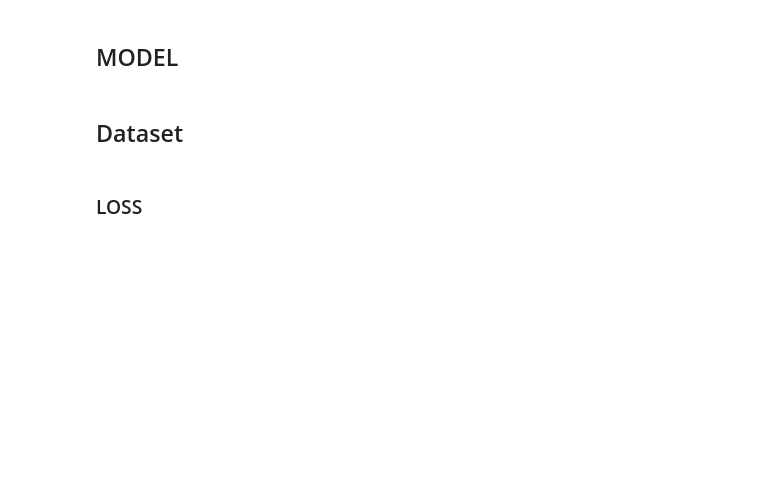
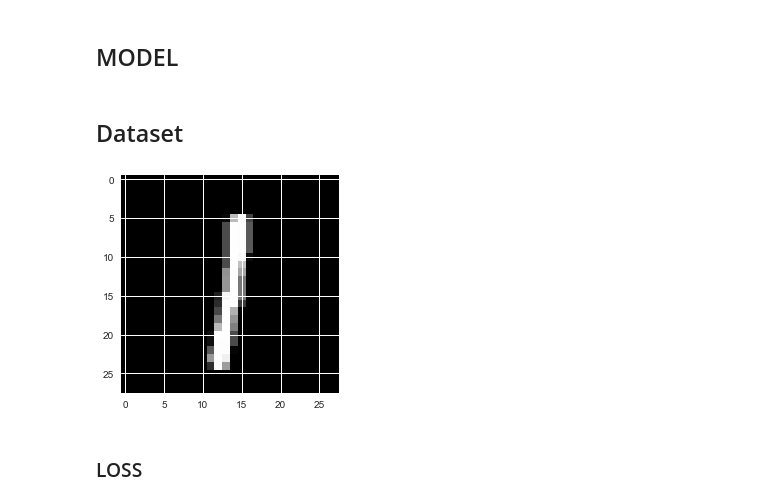
Before and after one commit to prashantramnani/deterministic-uncertainty-quantification, a Jupyter notebook: MNIST.ipynb, the cells around one changed output. Cells and saved outputs as stored; diff of their text form; code cells hidden in the pictures; blank space fills up the shorter version.

```diff
--- a/MNIST.ipynb
+++ b/MNIST.ipynb
@@ -146,20 +146,22 @@ test_loader = torch.utils.data.DataLoader(test_dataset, batch_size=128, num_work
 # %%
 dataloader_iterator = iter(train_loader)
 x, y = next(dataloader_iterator)
 y = F.one_hot(y, num_classes=10).float()
 y[0]
-# img = x[2].view(28, 28).data
+img = x[2].view(28, 28).data
 
-# plt.figure()
-# plt.imshow(img, cmap='gray')
-# plt.show()
+plt.figure()
+plt.imshow(img, cmap='gray')
+plt.show()
 # type(x[0].shape)
 # print(x[0])
 a = model(x)
 # a ** 2
 # x torch.Size([128, 1, 28, 28])
 # z torch.Size([128, 256, 10])
 # DIFF torch.Size([128, 256, 10])
+# %% [output]
+[figure, added]
 # %% [markdown]
 ### LOSS
 # %%
```
Also changed, not shown: parts of 8 cells of this notebook.
